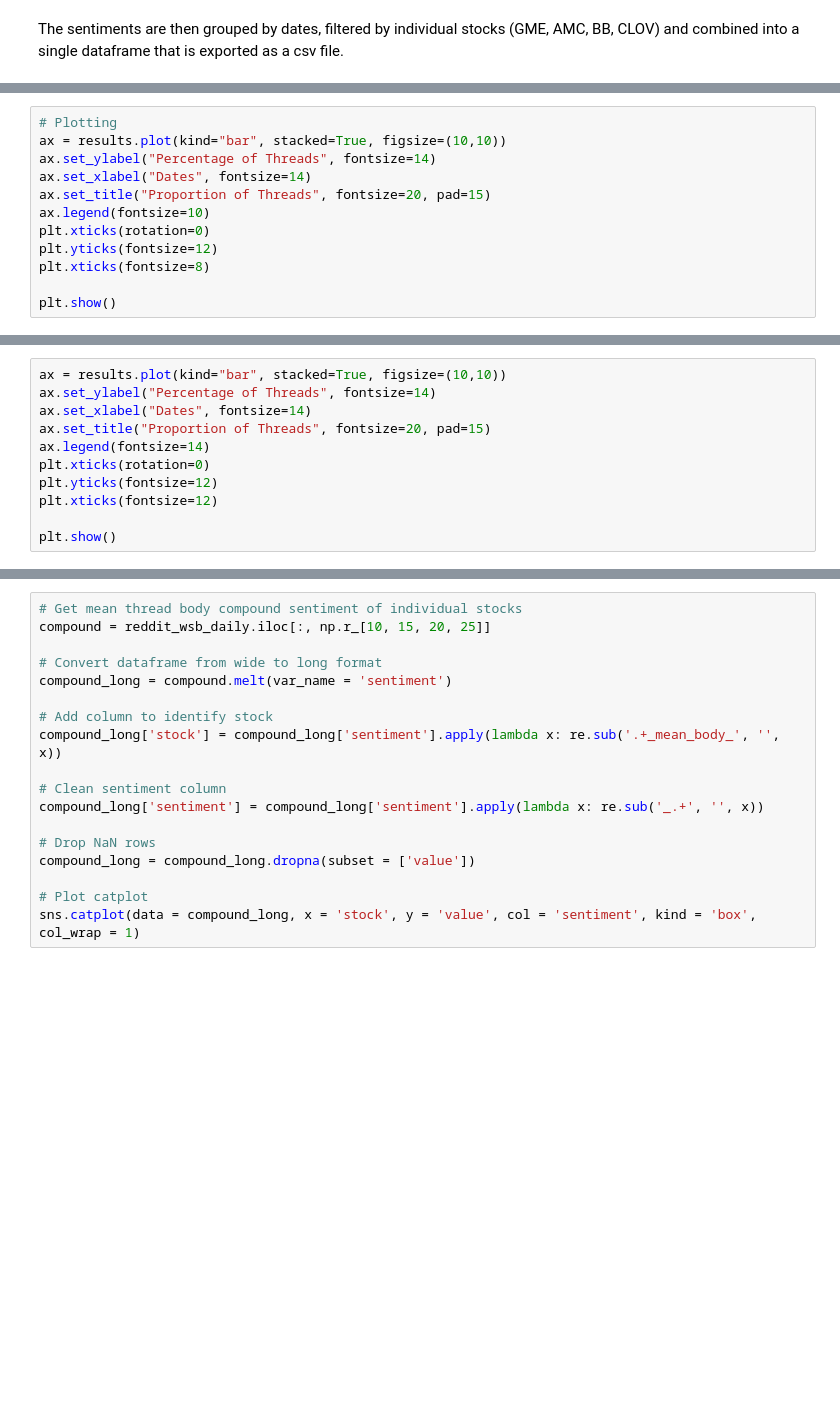
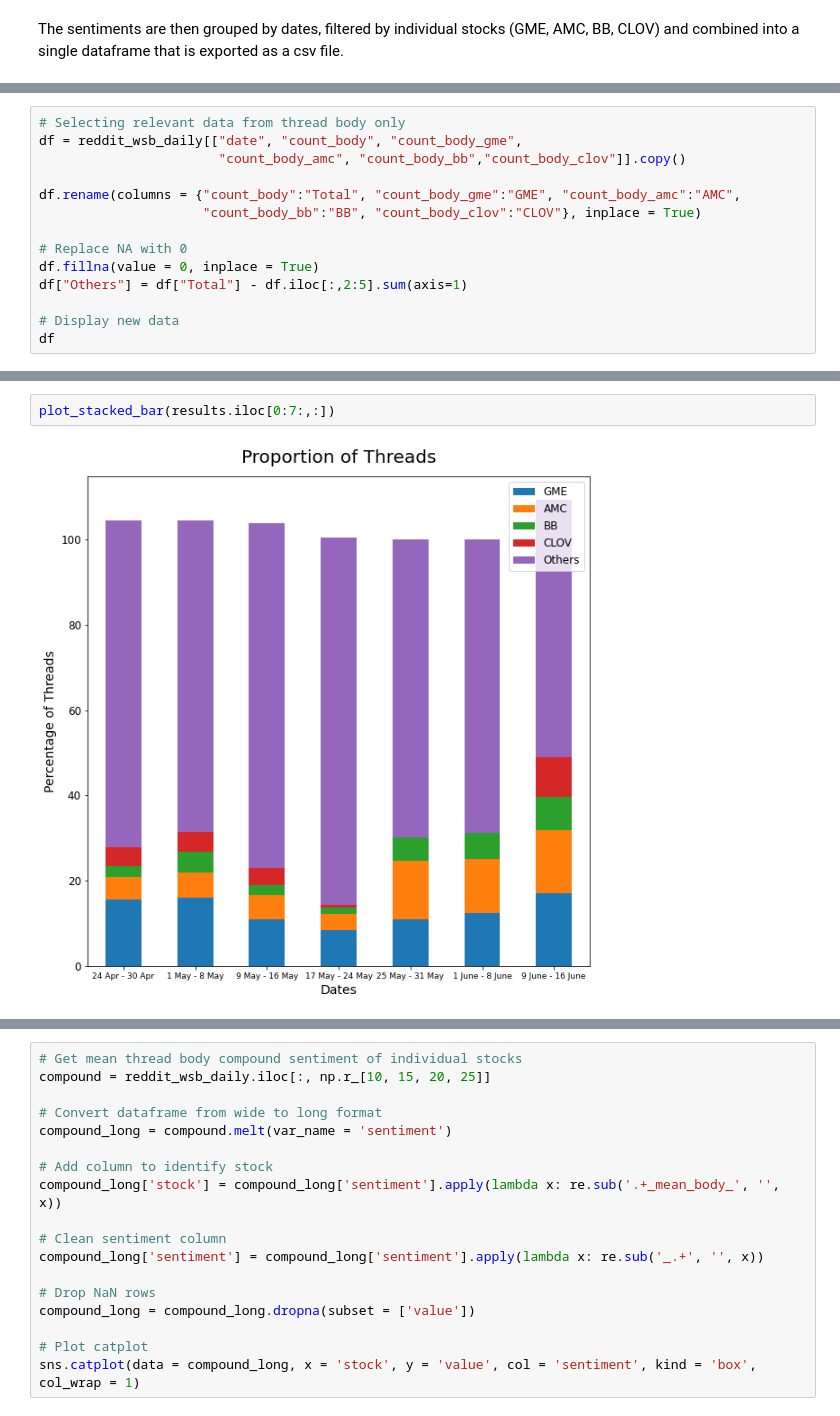
Before and after one commit to ccwhgetgit/DAO2702Project, a Jupyter notebook: TheDAONotebook-2.ipynb, the cells around one changed output, grey strips where cells are left out. Drawn from its saved outputs; the diff is of its cells as text; blank space fills up the shorter version.

```diff
--- a/TheDAONotebook-2.ipynb
+++ b/TheDAONotebook-2.ipynb
@@ -394,12 +288,0 @@ results
-# %%
-# Plotting
-ax = results.plot(kind="bar", stacked=True, figsize=(10,10))
-ax.set_ylabel("Percentage of Threads", fontsize=14)
-ax.set_xlabel("Dates", fontsize=14)
-ax.set_title("Proportion of Threads", fontsize=20, pad=15)
-ax.legend(fontsize=10)
-plt.xticks(rotation=0)
-plt.yticks(fontsize=12)
-plt.xticks(fontsize=8)
-
-plt.show()
@@ -448,11 +289,14 @@ results
-# %%
-ax = results.plot(kind="bar", stacked=True, figsize=(10,10))
-ax.set_ylabel("Percentage of Threads", fontsize=14)
-ax.set_xlabel("Dates", fontsize=14)
-ax.set_title("Proportion of Threads", fontsize=20, pad=15)
-ax.legend(fontsize=14)
-plt.xticks(rotation=0)
-plt.yticks(fontsize=12)
-plt.xticks(fontsize=12)
-
-plt.show()
+# %%
+# Selecting relevant data from thread body only
+df = reddit_wsb_daily[["date", "count_body", "count_body_gme",
+                       "count_body_amc", "count_body_bb","count_body_clov"]].copy()
+
+df.rename(columns = {"count_body":"Total", "count_body_gme":"GME", "count_body_amc":"AMC",
+                     "count_body_bb":"BB", "count_body_clov":"CLOV"}, inplace = True)
+
+# Replace NA with 0
+df.fillna(value = 0, inplace = True)
+df["Others"] = df["Total"] - df.iloc[:,2:5].sum(axis=1)
+
+# Display new data
+df
@@ -458,0 +375,4 @@ plt.show()
+# %%
+plot_stacked_bar(results.iloc[0:7:,:])
+# %% [output]
+[figure, added]
```
Also changed, not shown: parts of 54 cells of this notebook, 1 other file.
